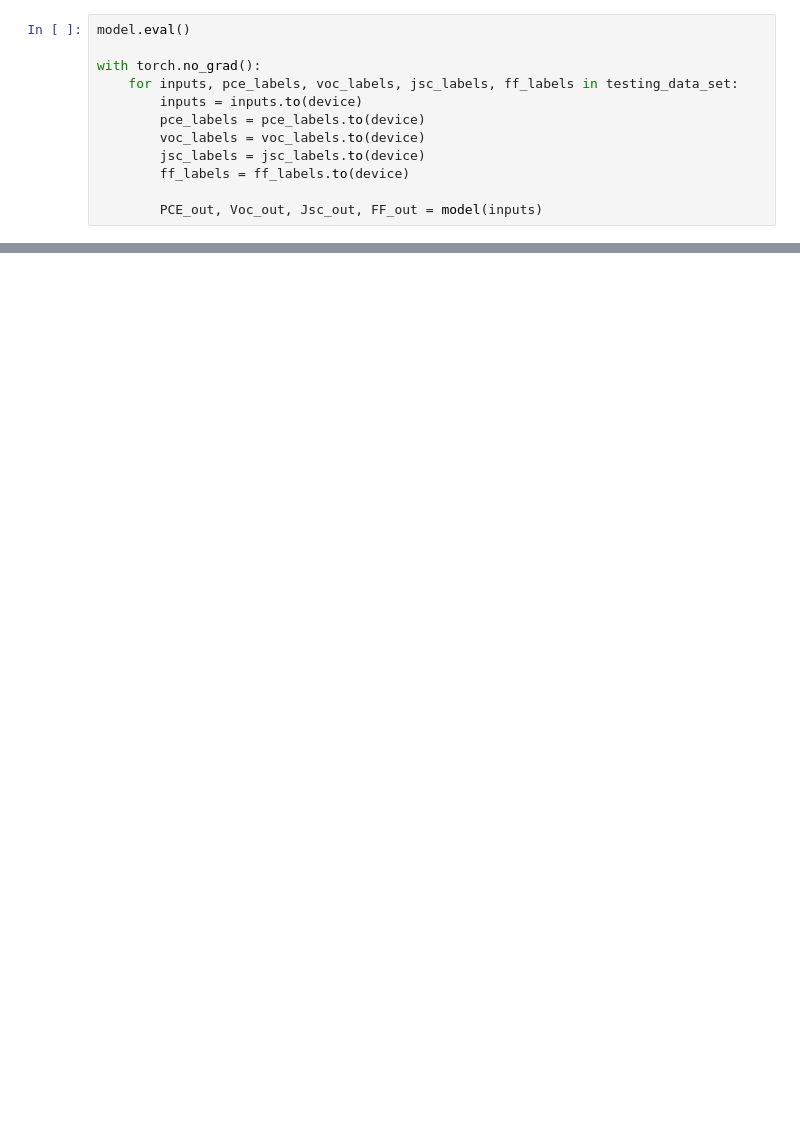
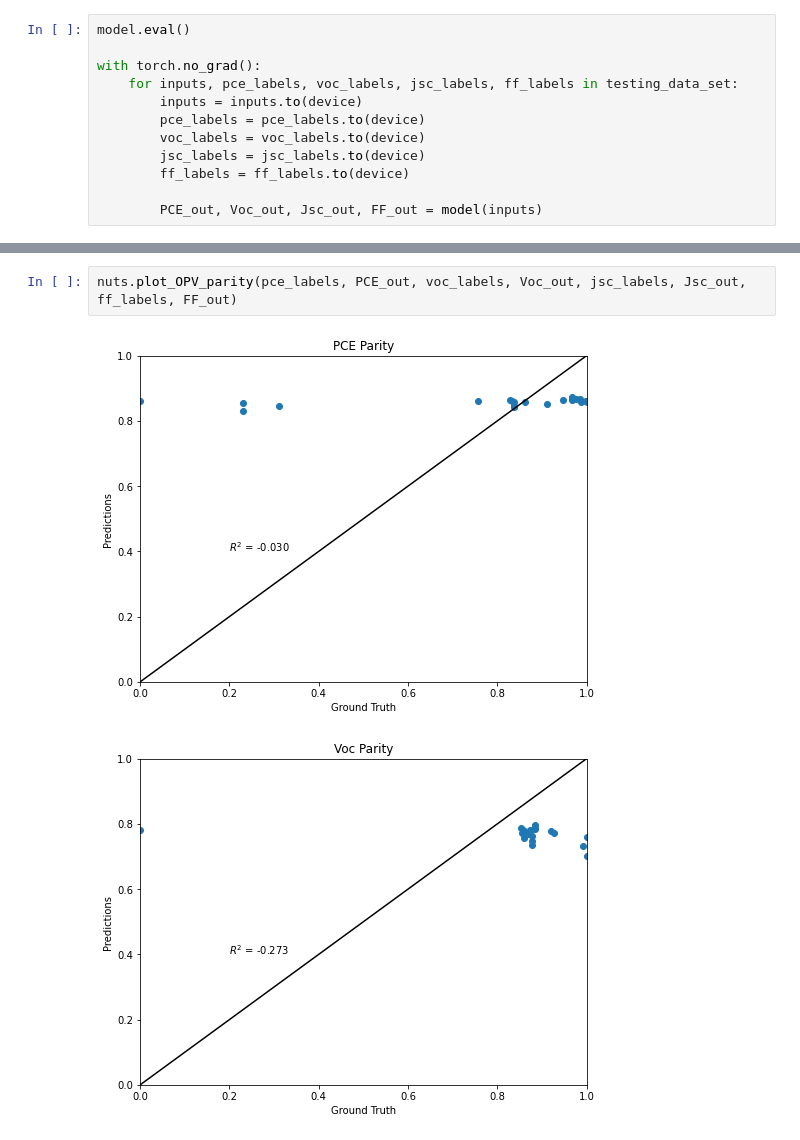
Before and after one commit to wesleyktatum/MatMAP, a Jupyter notebook: ipynb/OPV_NN2.ipynb, the cells around one changed output, grey strips where cells are left out. Saved outputs shown, nothing was run; the diff lists cells and outputs as text; blank space fills up the shorter version.

```diff
--- a/ipynb/OPV_NN2.ipynb
+++ b/ipynb/OPV_NN2.ipynb
@@ -297,0 +231,5 @@ plt.show()
+# %%
+nuts.plot_OPV_parity(pce_labels, PCE_out, voc_labels, Voc_out, jsc_labels, Jsc_out, ff_labels, FF_out)
+# %% [output]
+[figure, added]
+[figure, added]
```
Also changed, not shown: parts of 7 cells of this notebook, 5 other files.
